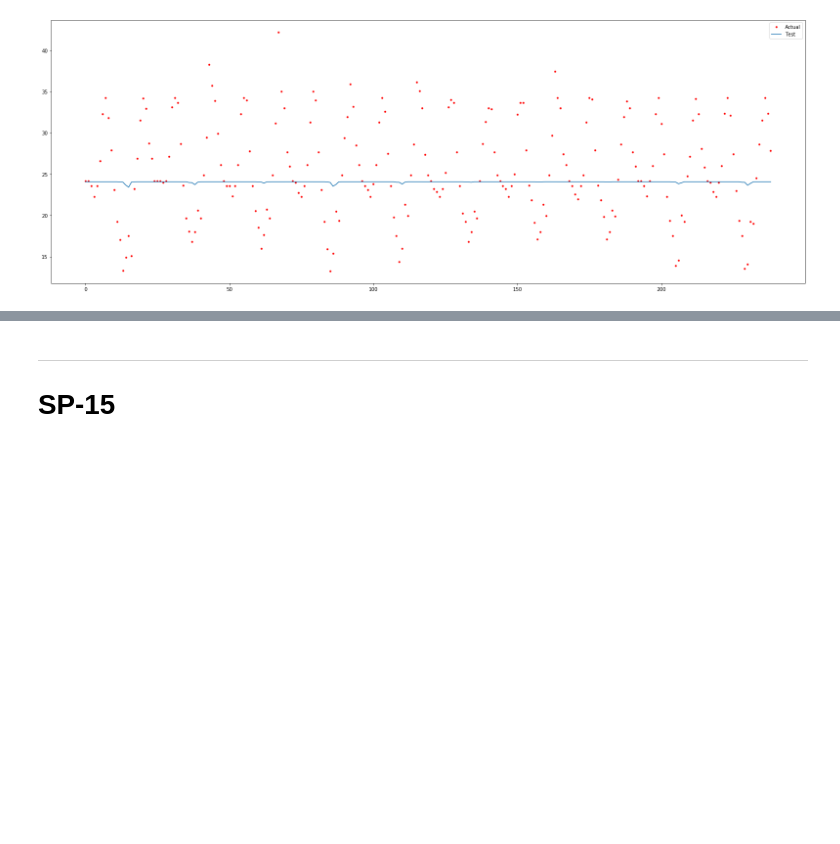
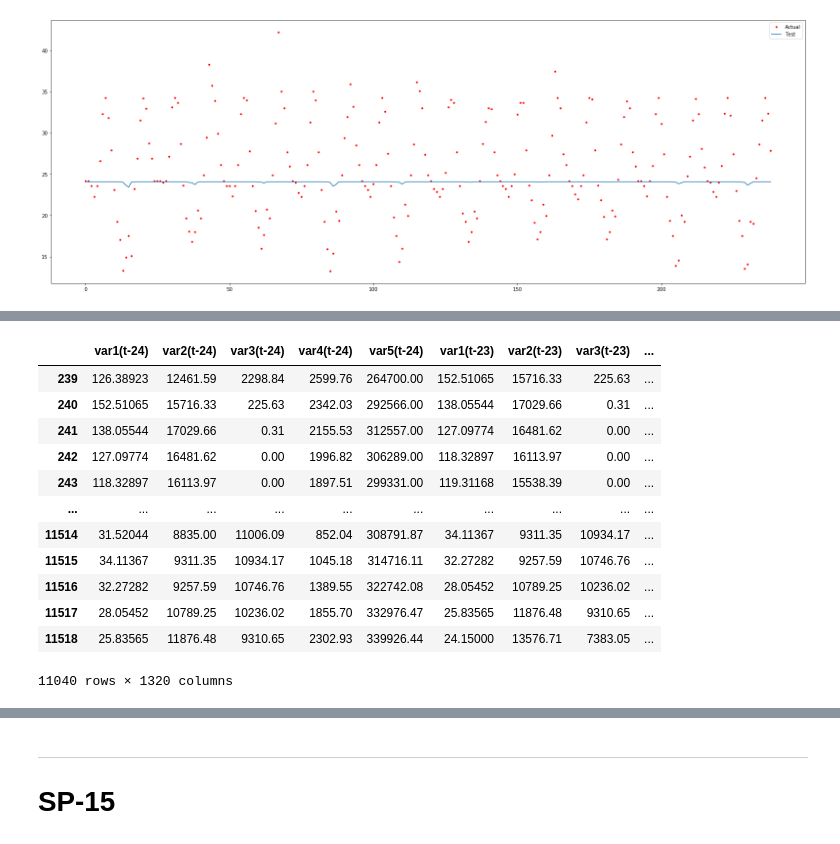
Before and after one commit to Morgan-Sell/caiso-price-forecast, a Jupyter notebook: Final.ipynb, the cells around one changed output, grey strips where cells are left out. Cells and saved outputs as stored; diff of their text form; code cells hidden in the pictures; blank space fills up the shorter version.

```diff
--- a/Final.ipynb
+++ b/Final.ipynb
@@ -730,0 +739,45 @@ plot_actual_arima_baselie_lstm(caiso.index[arima_train_split:], y_test_sp15_inv,
+# %%
+multi_trial_data = caiso[['other', 'solar', 'wind', 'load_MW', '$_MWH_np15']].copy()
+
+def series_to_supervised(dataset, n_inputs, n_outputs, dropnan=True):
+    n_vars = dataset.shape[1]
+    df = pd.DataFrame(dataset)
+    cols, names = list(), list()
+
+    # input sequence (t-n, ... t-1)
+    for i in range(n_inputs, 0, -1):
+        cols.append(df.shift(i))
+        names += [('var%d(t-%d)' % (j+1, i)) for j in range(n_vars)]
+
+    # forecast sequence(t + n, )
+    for i in range(0, n_outputs):
+        cols.append(df.shift(i))
+
+        if i == 0:
+            names += [('var%d(t)' % (j+1)) for j in range(n_vars)]
+        else:
+            names += [('var%d(t+%d)' % (j+1, i)) for j in range(n_vars)]
+
+    final_data = pd.concat(cols, axis=1)
+    final_data.columns = names
+
+    if dropnan:
+        final_data.dropna(inplace=True)
+
+    return final_data
+# %%
+series_to_supervised(multi_trial_data.values, 24, 240)
+# %% [output]
+|  | var1(t-24) | var2(t-24) | var3(t-24) | var4(t-24) | var5(t-24) | var1(t-23) | var2(t-23) | var3(t-23) | ... |
+| 239 | 126.38923 | 12461.59 | 2298.84 | 2599.76 | 264700.00 | 152.51065 | 15716.33 | 225.63 | ... |
+| 240 | 152.51065 | 15716.33 | 225.63 | 2342.03 | 292566.00 | 138.05544 | 17029.66 | 0.31 | ... |
+| 241 | 138.05544 | 17029.66 | 0.31 | 2155.53 | 312557.00 | 127.09774 | 16481.62 | 0.00 | ... |
+| 242 | 127.09774 | 16481.62 | 0.00 | 1996.82 | 306289.00 | 118.32897 | 16113.97 | 0.00 | ... |
+| 243 | 118.32897 | 16113.97 | 0.00 | 1897.51 | 299331.00 | 119.31168 | 15538.39 | 0.00 | ... |
+| ... | ... | ... | ... | ... | ... | ... | ... | ... | ... |
+| 11514 | 31.52044 | 8835.00 | 11006.09 | 852.04 | 308791.87 | 34.11367 | 9311.35 | 10934.17 | ... |
+| 11515 | 34.11367 | 9311.35 | 10934.17 | 1045.18 | 314716.11 | 32.27282 | 9257.59 | 10746.76 | ... |
+| 11516 | 32.27282 | 9257.59 | 10746.76 | 1389.55 | 322742.08 | 28.05452 | 10789.25 | 10236.02 | ... |
+| 11517 | 28.05452 | 10789.25 | 10236.02 | 1855.70 | 332976.47 | 25.83565 | 11876.48 | 9310.65 | ... |
+| 11518 | 25.83565 | 11876.48 | 9310.65 | 2302.93 | 339926.44 | 24.15000 | 13576.71 | 7383.05 | ... |
+11040 rows × 1320 columns
```
Also changed, not shown: parts of 27 cells of this notebook, 2 other files.
